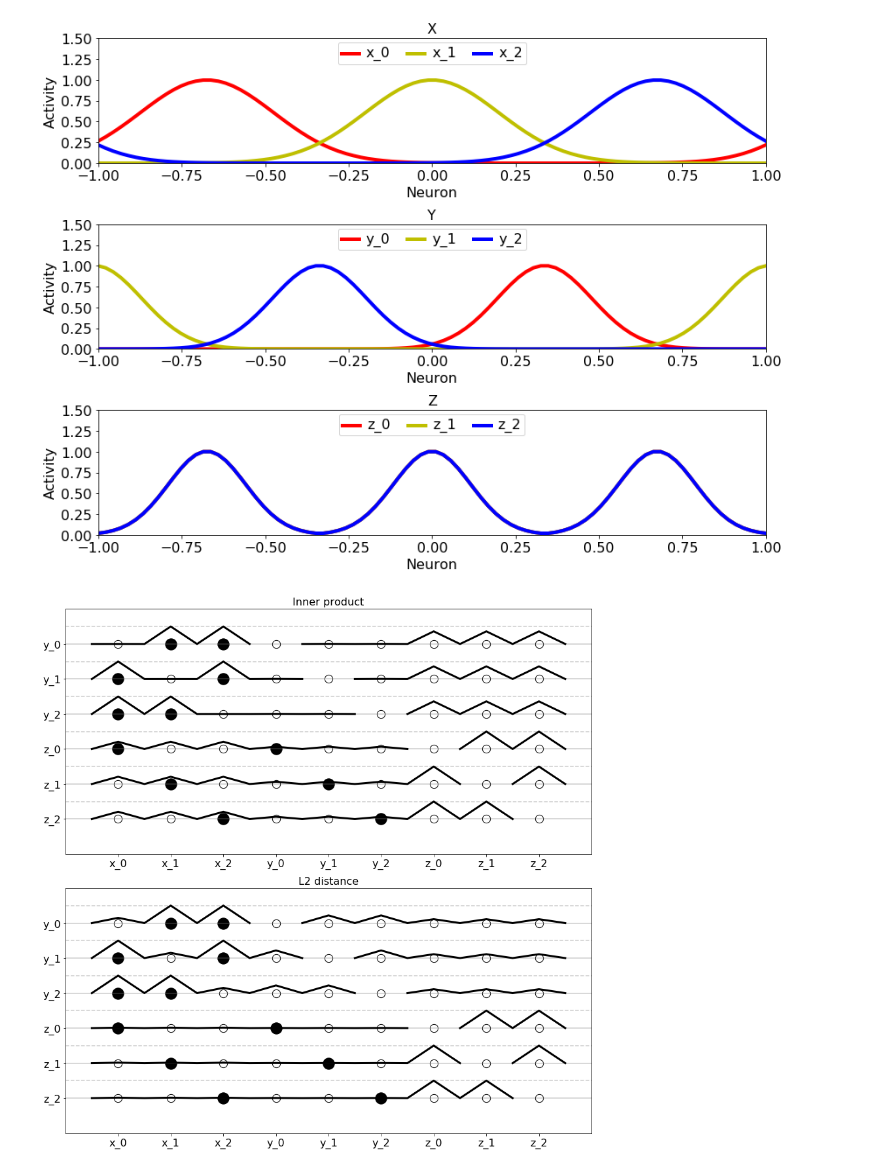
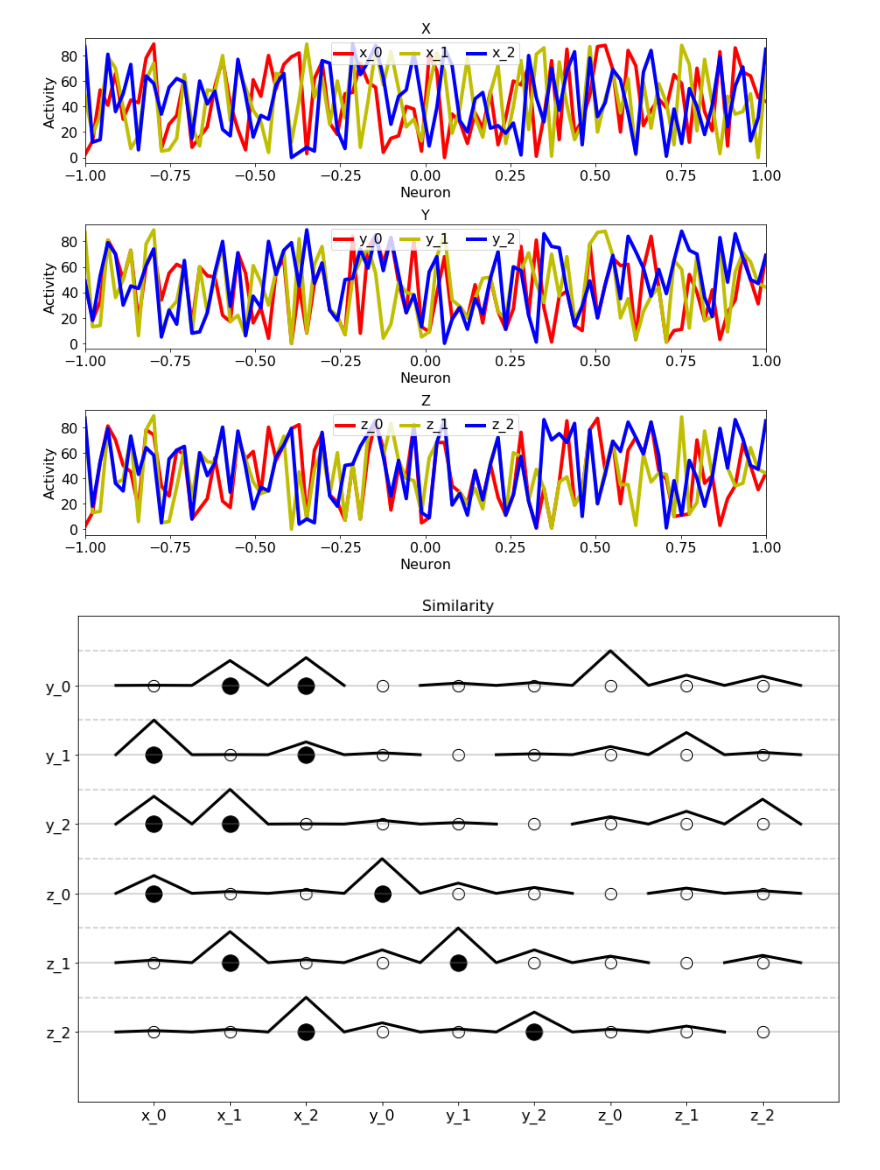
Before and after one commit to rkp8000/crossing_over, a Jupyter notebook: braid.ipynb, the cells around one changed output. Saved outputs shown, nothing was run; the diff lists cells and outputs as text; code cells hidden in the pictures.

Commit message:
Identify working braid operation.

```diff
--- a/braid.ipynb
+++ b/braid.ipynb
@@ -136,9 +150,15 @@ def test_braid_func(b):
-# %%
-def b_0(f_i, f_j):
-    tmp = f_i * f_j
-    return tmp / tmp.max()
-
-test_braid_func(b_0)
-# %% [output]
-[figure, removed]
-[figure, removed]
+# %%
+np.random.seed(0)
+
+def b_0(f_i, f_j):
+
+    mask = np.random.rand(len(f_i)) > 0.5
+    tmp = f_i.copy()
+    tmp[mask] = f_j[mask]
+
+    return tmp
+
+test_braid_func(b_0, in_type='rank', n_s=90, smty_fn='match_exp')
+# %% [output]
+[figure, added]
+[figure, added]
```
Also changed, not shown: parts of 1 cell of this notebook.
